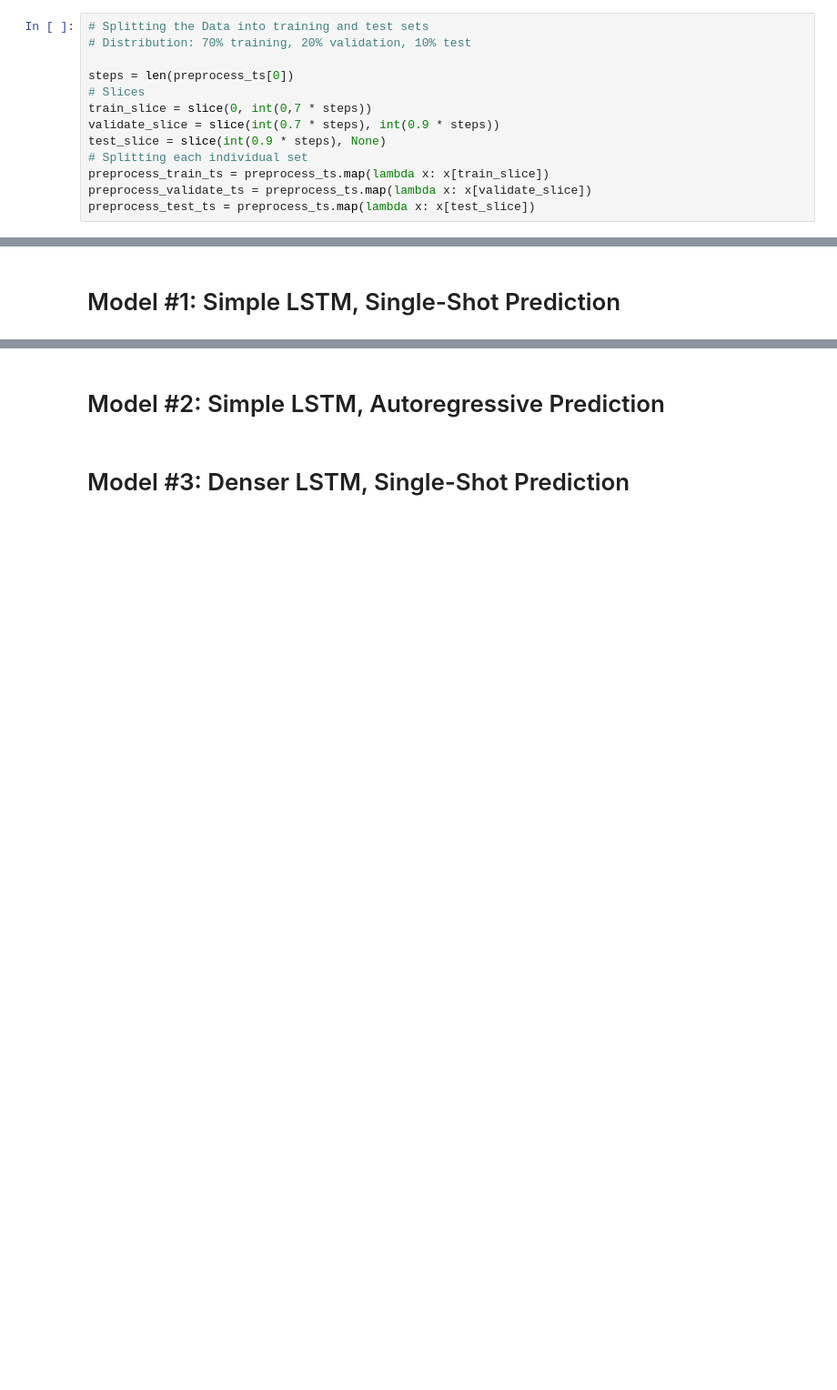
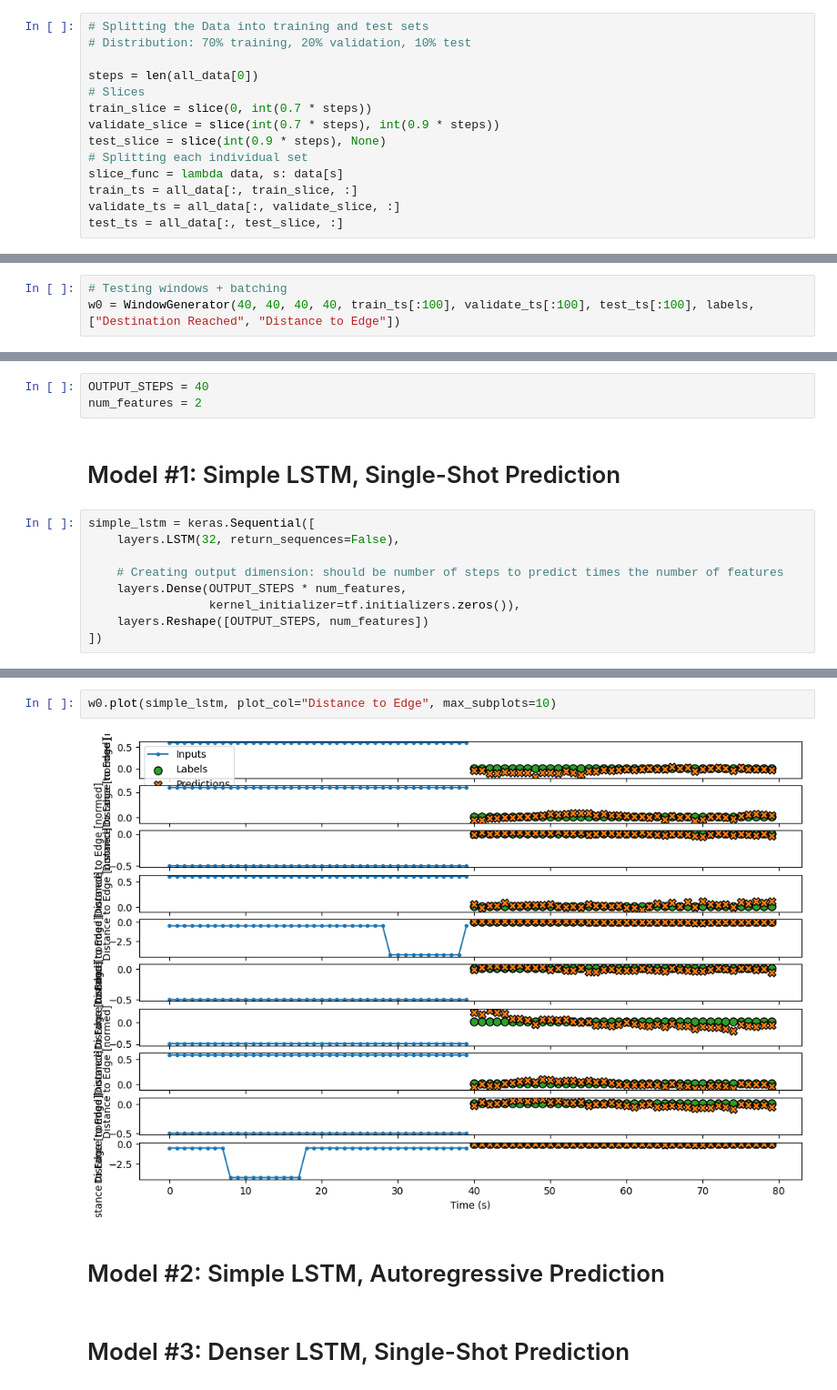
Before and after one commit to laggyperson/URAP-Colab-ML-Notebooks, a Jupyter notebook: Traffic_Prediction_Models.ipynb, the cells around one changed output, grey strips where cells are left out. Shown: that part at 91% size. Cells and saved outputs as stored; diff of their text form; blank space fills up the shorter version.

```diff
--- a/Traffic_Prediction_Models.ipynb
+++ b/Traffic_Prediction_Models.ipynb
@@ -194,12 +290,13 @@ tf.keras.utils.plot_model(model=preprocessing_head, rankdir="LR", dpi=108, show_
 # Splitting the Data into training and test sets
 # Distribution: 70% training, 20% validation, 10% test
 
-steps = len(preprocess_ts[0])
+steps = len(all_data[0])
 # Slices
-train_slice = slice(0, int(0,7 * steps))
+train_slice = slice(0, int(0.7 * steps))
 validate_slice = slice(int(0.7 * steps), int(0.9 * steps))
 test_slice = slice(int(0.9 * steps), None)
 # Splitting each individual set
-preprocess_train_ts = preprocess_ts.map(lambda x: x[train_slice])
-preprocess_validate_ts = preprocess_ts.map(lambda x: x[validate_slice])
-preprocess_test_ts = preprocess_ts.map(lambda x: x[test_slice])
+slice_func = lambda data, s: data[s]
+train_ts = all_data[:, train_slice, :]
+validate_ts = all_data[:, validate_slice, :]
+test_ts = all_data[:, test_slice, :]
@@ -323,3 +464,6 @@ class WindowGenerator():
         f'Input indices: {self.input_indices}',
         f'Label indices: {self.label_indices}',
         f'Label column name(s): {self.label_columns}'])
+# %%
+# Testing windows + batching
+w0 = WindowGenerator(40, 40, 40, 40, train_ts[:100], validate_ts[:100], test_ts[:100], labels, ["Destination Reached", "Distance to Edge"])
@@ -342,4 +490,16 @@ def compile_and_fit(model, window, patience=2):
                       callbacks=[early_stopping])
   return history
+# %%
+OUTPUT_STEPS = 40
+num_features = 2
 # %% [markdown]
 # Model #1: Simple LSTM, Single-Shot Prediction
+# %%
+simple_lstm = keras.Sequential([
+    layers.LSTM(32, return_sequences=False),
+
+    # Creating output dimension: should be number of steps to predict times the number of features
+    layers.Dense(OUTPUT_STEPS * num_features,
+                 kernel_initializer=tf.initializers.zeros()),
+    layers.Reshape([OUTPUT_STEPS, num_features])
+])
@@ -346,3 +521,7 @@ def compile_and_fit(model, window, patience=2):
+# %%
+w0.plot(simple_lstm, plot_col="Distance to Edge", max_subplots=10)
+# %% [output]
+[figure, added]
 # %% [markdown]
 # Model #2: Simple LSTM, Autoregressive Prediction
 # %% [markdown]
```
Also changed, not shown: parts of 37 cells of this notebook.
